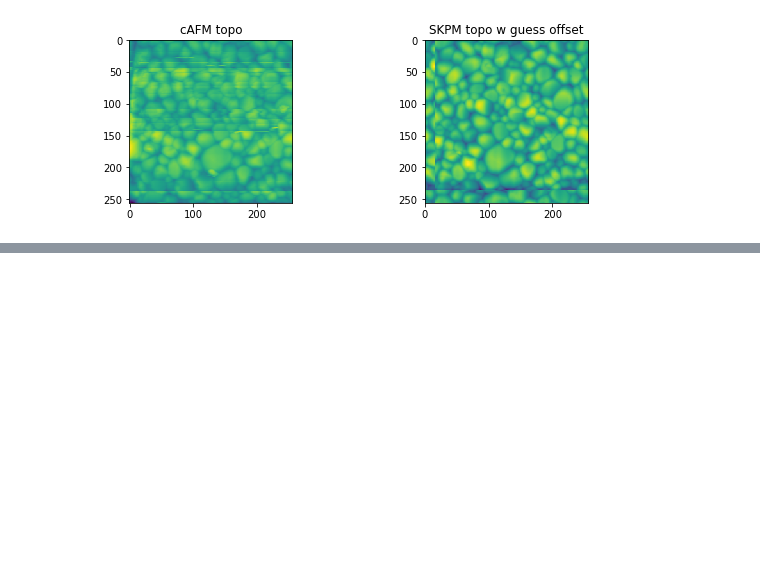
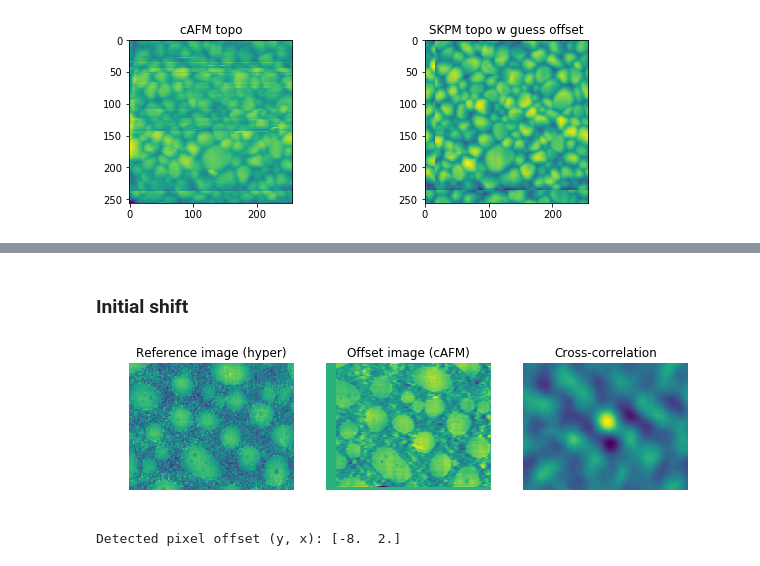
Before and after one commit to kongjy/hyperAFM, a Jupyter notebook: Notebooks/ImageAlignment.ipynb, the cells around one changed output, grey strips where cells are left out. Cells and saved outputs as stored; diff of their text form; code cells hidden in the pictures; blank space fills up the shorter version.

```diff
--- a/Notebooks/ImageAlignment.ipynb
+++ b/Notebooks/ImageAlignment.ipynb
@@ -448,0 +578,37 @@ ax2.set_title("SKPM topo w guess offset")
+# %% [markdown]
+### Initial shift
+# %%
+image = hypertopoflat1
+offset_image = cAFM_guess.real
+offset_imagepadded = np.zeros((198,256))
+offset_imagepadded[:-5, 15:] = offset_image[:-5, 15:]
+
+shift, error, diffphase = register_translation(image, offset_image)
+
+fig = plt.figure(figsize= (10, 8))
+ax1 = plt.subplot(1, 3, 1, adjustable='box-forced')
+ax2 = plt.subplot(1, 3, 2, sharex=ax1, sharey=ax1, adjustable='box-forced')
+ax3 = plt.subplot(1, 3, 3)
+
+ax1.imshow(image)
+ax1.set_axis_off()
+ax1.set_title('Reference image (hyper)')
+
+ax2.imshow(offset_imagepadded)
+ax2.set_axis_off()
+ax2.set_title('Offset image (cAFM)')
+
+# Show the output of a cross-correlation to show what the algorithm is
+# doing behind the scenes
+image_product = np.fft.fft2(image) * np.fft.fft2(offset_image).conj()
+image_product = np.fft.fft2(image) * np.fft.fft2(offset_image).conj()
+cc_image = np.fft.fftshift(np.fft.ifft2(image_product))
+ax3.imshow(cc_image.real)
+ax3.set_axis_off()
+ax3.set_title("Cross-correlation")
+
+plt.show()
+print("Detected pixel offset (y, x): {}".format(shift))
+# %% [output]
+[figure, added]
+Detected pixel offset (y, x): [-8.  2.]
```
Also changed, not shown: parts of 18 cells of this notebook.
